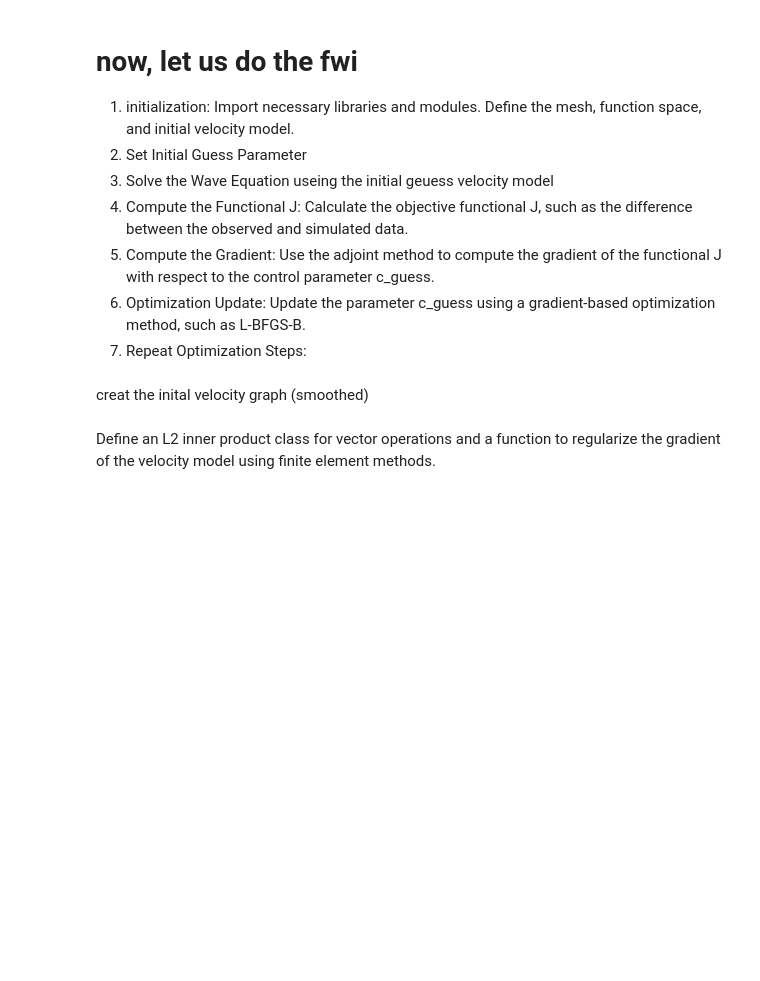
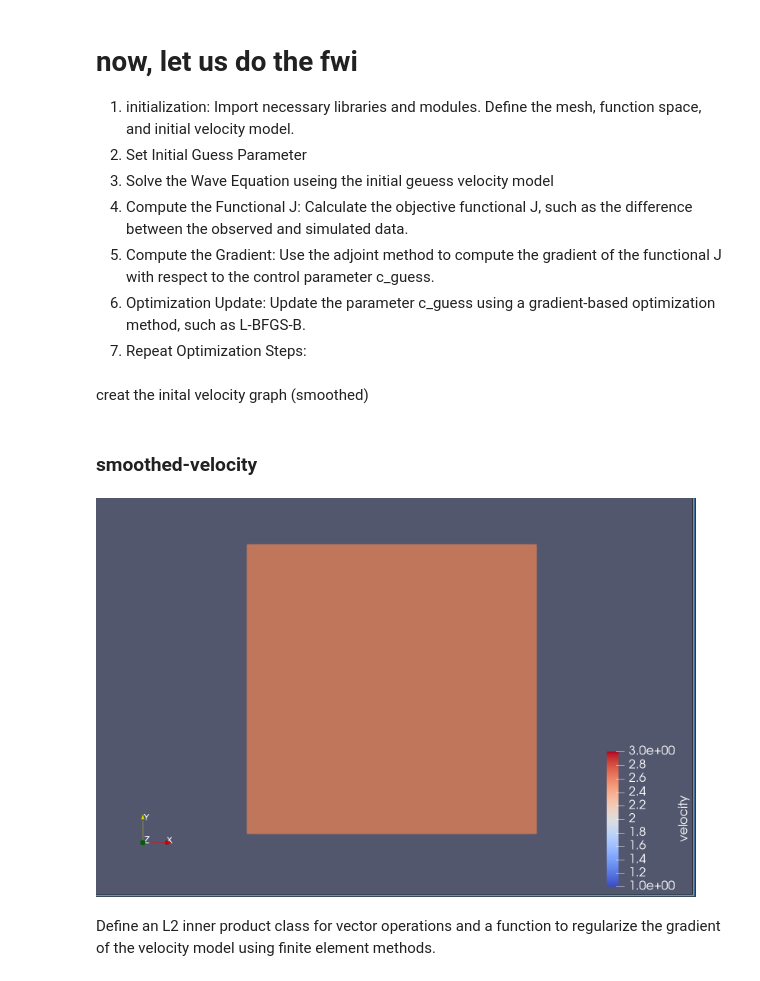
Before and after one commit to acse-yw11823/spyro, a Jupyter notebook: 1project.ipynb, the cells around one changed output. Cells and saved outputs as stored; diff of their text form; code cells hidden in the pictures; blank space fills up the shorter version.

```diff
--- a/1project.ipynb
+++ b/1project.ipynb
@@ -236,6 +225,17 @@ vp = Function(V, name="velocity").interpolate(velocity)
 File("initial_velocity_model_circle.pvd").write(vp)
 
 ## 加图！！
+# %%
+from IPython.display import Image, display, Markdown
+
+# Display the title
+display(Markdown("### smoothed-velocity"))
+
+# Then display the image
+display(Image(filename='/Users/yw11823/ACSE/irp/spyro/visualize/intial_velocity_model_circle.png', width=600, height=300))
+# %% [output]
+### smoothed-velocity
+[figure, added]
 # %%
 # Set up file output for control and gradient fields if on the master process, and define a lumped quadrature rule for integration.
 if comm.ensemble_comm.rank == 0:
```
Also changed, not shown: parts of 21 cells of this notebook, 27 other files.
